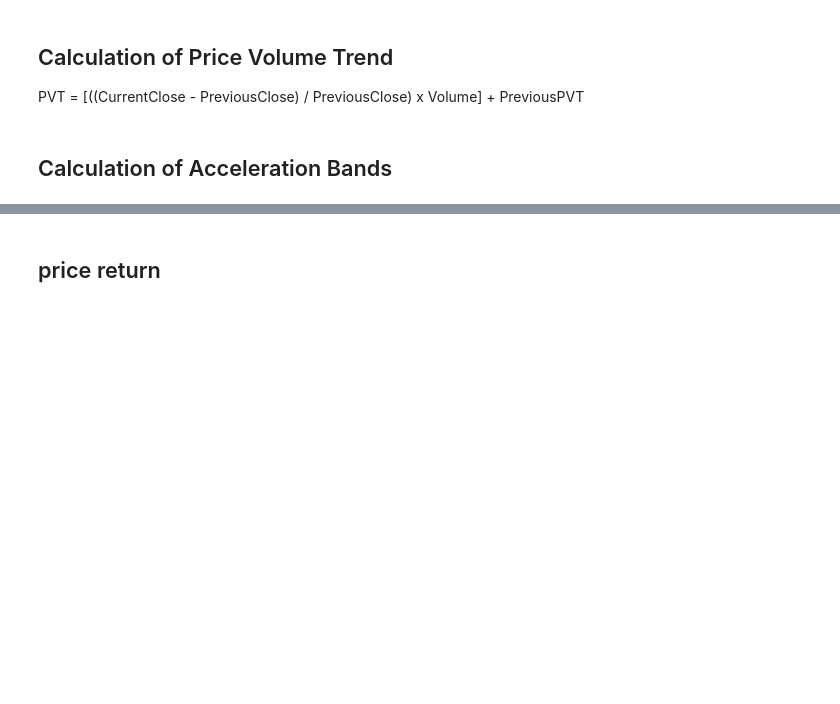
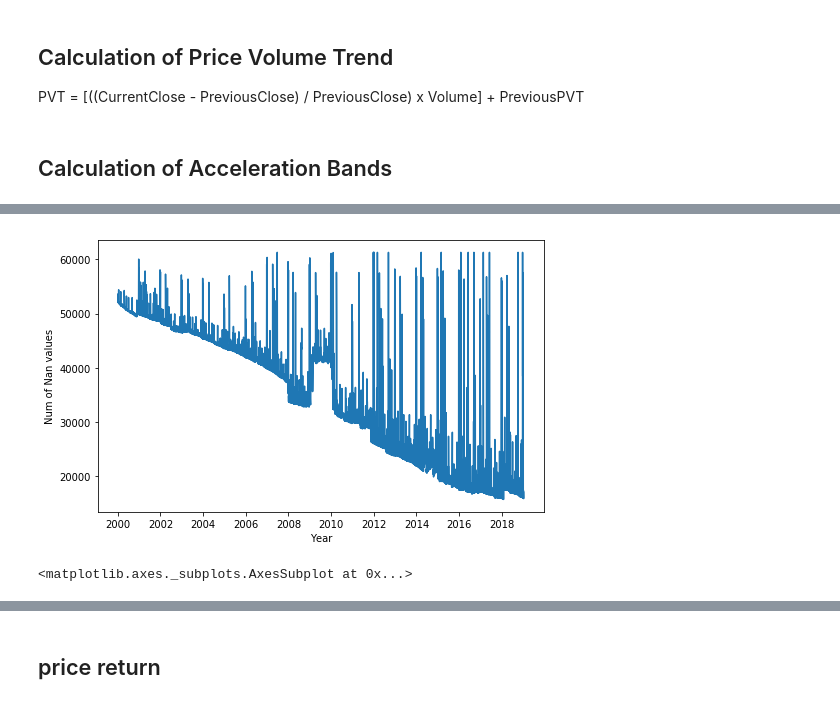
Before and after one commit to xiaohai12/sea-forest, a Jupyter notebook: project.ipynb, the cells around one changed output, grey strips where cells are left out. Drawn from its saved outputs; the diff is of its cells as text; code cells hidden in the pictures; blank space fills up the shorter version.

```diff
--- a/project.ipynb
+++ b/project.ipynb
@@ -179,9 +189,14 @@ cleand_data.to_pickle('data/closing_price.pkl')
 # %%
 fig, ax = plt.subplots(figsize=(8,5))
-clearn_numNAs = cleaned_clo_data.isna().sum(axis=1)
+clearn_numNAs = clo_data.isna().sum(axis=1)
 plt.plot(clearn_numNAs)
 ax.set_xlabel('Year')
 ax.set_ylabel('Num of Nan values')
+fig.savefig('figure/Nan_value_distribution2.jpg')
+# %% [output]
+[figure, added]
 # %%
 import missingno as msno
-msno.bar(cleaned_clo_data)
+msno.bar(clo_data)
+# %% [output]
+<matplotlib.axes._subplots.AxesSubplot at 0x...>
```
Also changed, not shown: parts of 27 cells of this notebook, 2 other files.
